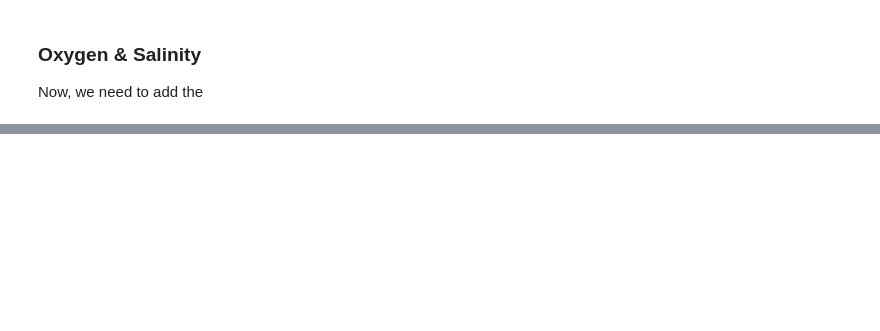
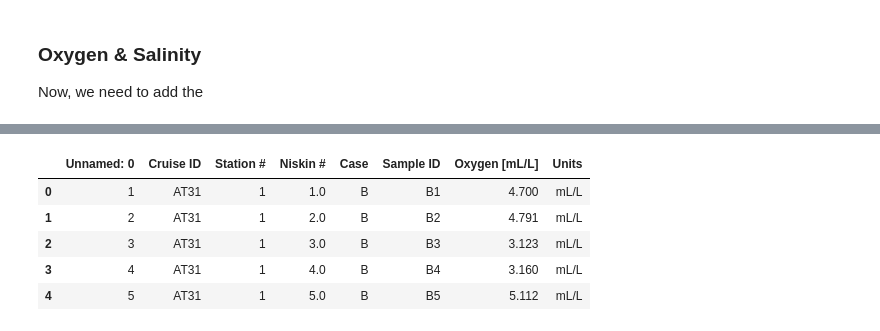
Before and after one commit to cooleyky/QAQC_Sandbox, a Jupyter notebook: Ship_data/btl_file_processing.ipynb, the cells around one changed output, grey strips where cells are left out. Saved outputs shown, nothing was run; the diff lists cells and outputs as text; code cells hidden in the pictures; blank space fills up the shorter version.

```diff
--- a/Ship_data/btl_file_processing.ipynb
+++ b/Ship_data/btl_file_processing.ipynb
@@ -50,8 +38,8 @@ os.listdir(basepath+array+cruise+water_dir)
 # %%
 # Specify the local directory where the bottle (.btl) files are stored for a particular cruise
 # dirpath = 'C:/Users/areed/Documents/OOI-CGSN/QAQC_Sandbox/Ship_data/Irminger/Irminger-5/ctd/'
-btlpath = basepath+array+cruise+'KN-214_CTD/'
-summary_sheet_path = basepath+array+cruise+'/Water Sampling/Pioneer-1_KN-214_Sampling_Log.xlsx'
-salts_and_o2_path = basepath+array+cruise+'/Water Sampling/Salts and O2/'
-nutrients_path = basepath+array+cruise+'/Water Sampling/Pioneer Nutrient Lab sample data 2014.xlsx'
-chl_path = basepath+array+cruise+'/Water Sampling/'
+btlpath = basepath+array+cruise+ctd_dir
+summary_sheet_path = basepath+array+cruise+water_dir+'Pioneer2_KN-217_sampling_log-1.xlsx'
+salts_and_o2_path = basepath+array+cruise+water_dir+'Salts and O2/'
+nutrients_path = basepath+array+cruise+water_dir+'Pioneer II Nutrient Data 2014.xlsx'
+chl_path = basepath+array+cruise+water_dir+'CHLs KN-214.xls'
@@ -284,0 +345,8 @@ os.listdir(basepath+array+cruise)
+# %%
+# Load the Salinity and oxygen summaries
+sal = pd.read_csv(basepath+array+cruise+water_dir+'Salts and O2/AT31-A/SAL_Summary.csv')
+if 'case' in [x.lower() for x in sal.columns.values]:
+    sal['Sample ID'] = sal['Case'] + sal['Sample ID'].apply(lambda x: str(x))
+oxy = pd.read_csv(basepath+array+cruise+water_dir+'Salts and O2/AT31-A/OXY_Summary.csv')
+if 'case' in [x.lower() for x in oxy.columns.values]:
+    oxy['Sample ID'] = oxy['Case'] + oxy['Sample ID'].apply(lambda x: str(x))
@@ -284,0 +379,9 @@ os.listdir(basepath+array+cruise)
+# %%
+oxy.head()
+# %% [output]
+|  | Unnamed: 0 | Cruise ID | Station # | Niskin # | Case | Sample ID | Oxygen [mL/L] | Units |
+| 0 | 1 | AT31 | 1 | 1.0 | B | B1 | 4.700 | mL/L |
+| 1 | 2 | AT31 | 1 | 2.0 | B | B2 | 4.791 | mL/L |
+| 2 | 3 | AT31 | 1 | 3.0 | B | B3 | 3.123 | mL/L |
+| 3 | 4 | AT31 | 1 | 4.0 | B | B4 | 3.160 | mL/L |
+| 4 | 5 | AT31 | 1 | 5.0 | B | B5 | 5.112 | mL/L |
```
Also changed, not shown: parts of 68 cells of this notebook.
